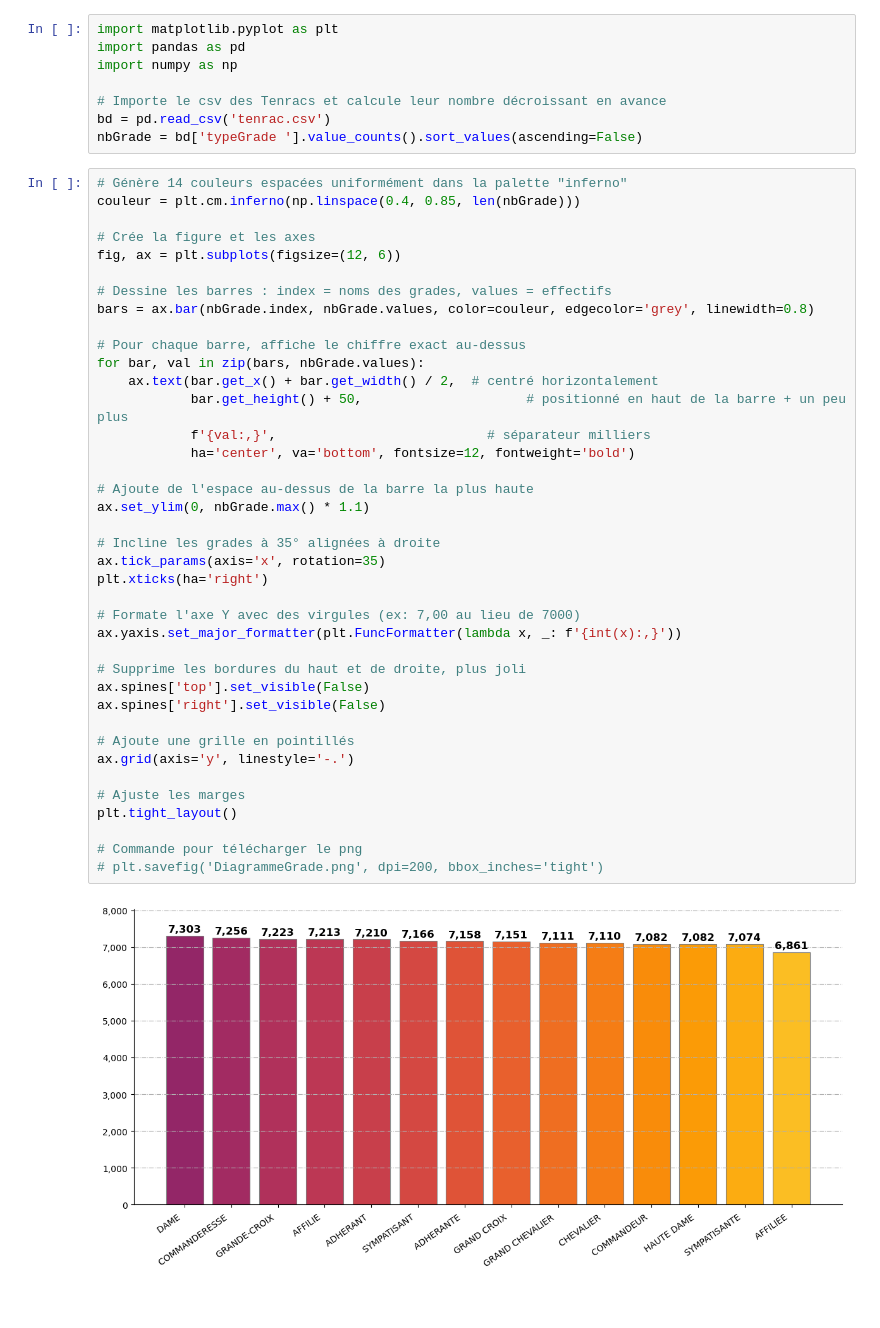
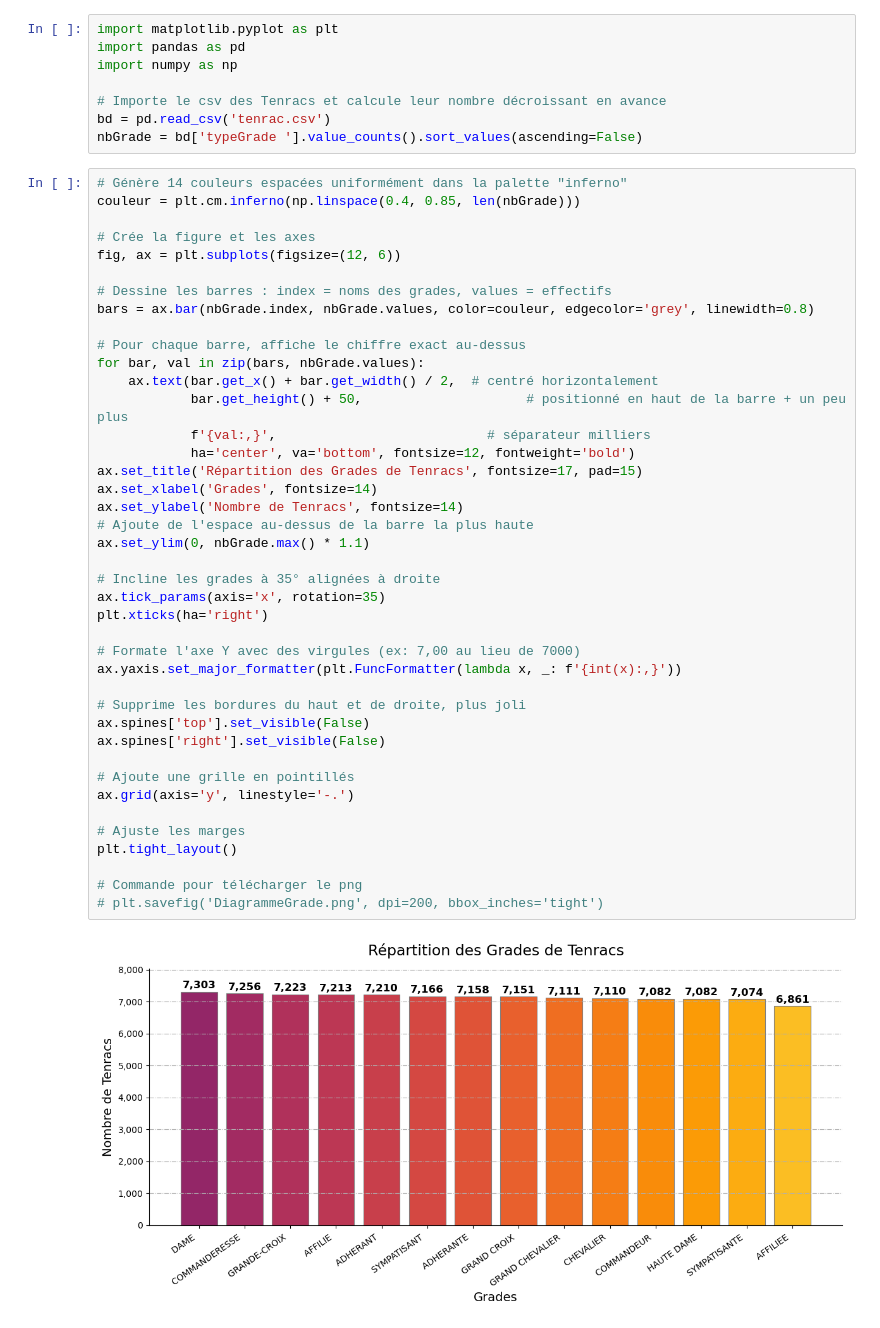
Before and after one commit to l-L-E-N-A-l/SAE_BDD, a Jupyter notebook: Stats/Grades.ipynb, the cells around one changed output. Drawn from its saved outputs; the diff is of its cells as text; blank space fills up the shorter version.

```diff
--- a/Stats/Grades.ipynb
+++ b/Stats/Grades.ipynb
@@ -18,32 +18,34 @@ bars = ax.bar(nbGrade.index, nbGrade.values, color=couleur, edgecolor='grey', li
 
 # Pour chaque barre, affiche le chiffre exact au-dessus
 for bar, val in zip(bars, nbGrade.values):
     ax.text(bar.get_x() + bar.get_width() / 2,  # centré horizontalement
             bar.get_height() + 50,                     # positionné en haut de la barre + un peu plus
             f'{val:,}',                           # séparateur milliers
             ha='center', va='bottom', fontsize=12, fontweight='bold')
-
+ax.set_title('Répartition des Grades de Tenracs', fontsize=17, pad=15)
+ax.set_xlabel('Grades', fontsize=14)
+ax.set_ylabel('Nombre de Tenracs', fontsize=14)
 # Ajoute de l'espace au-dessus de la barre la plus haute
 ax.set_ylim(0, nbGrade.max() * 1.1)
 
 # Incline les grades à 35° alignées à droite
 ax.tick_params(axis='x', rotation=35)
 plt.xticks(ha='right')
 
 # Formate l'axe Y avec des virgules (ex: 7,00 au lieu de 7000)
 ax.yaxis.set_major_formatter(plt.FuncFormatter(lambda x, _: f'{int(x):,}'))
 
 # Supprime les bordures du haut et de droite, plus joli
 ax.spines['top'].set_visible(False)
 ax.spines['right'].set_visible(False)
 
 # Ajoute une grille en pointillés
 ax.grid(axis='y', linestyle='-.')
 
 # Ajuste les marges
 plt.tight_layout()
 
 # Commande pour télécharger le png
 # plt.savefig('DiagrammeGrade.png', dpi=200, bbox_inches='tight')
 # %% [output]
-[figure, old version]
+[figure, new version]
```
